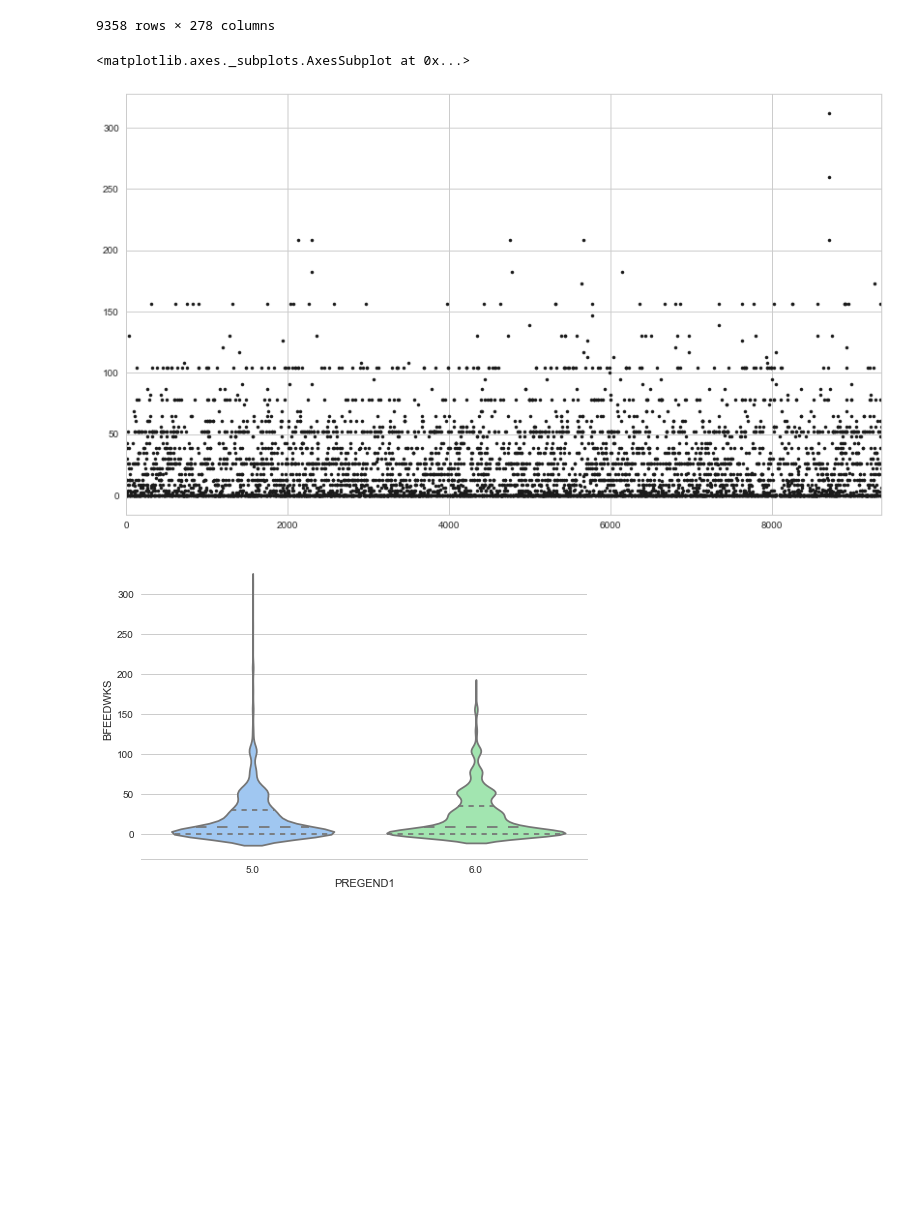
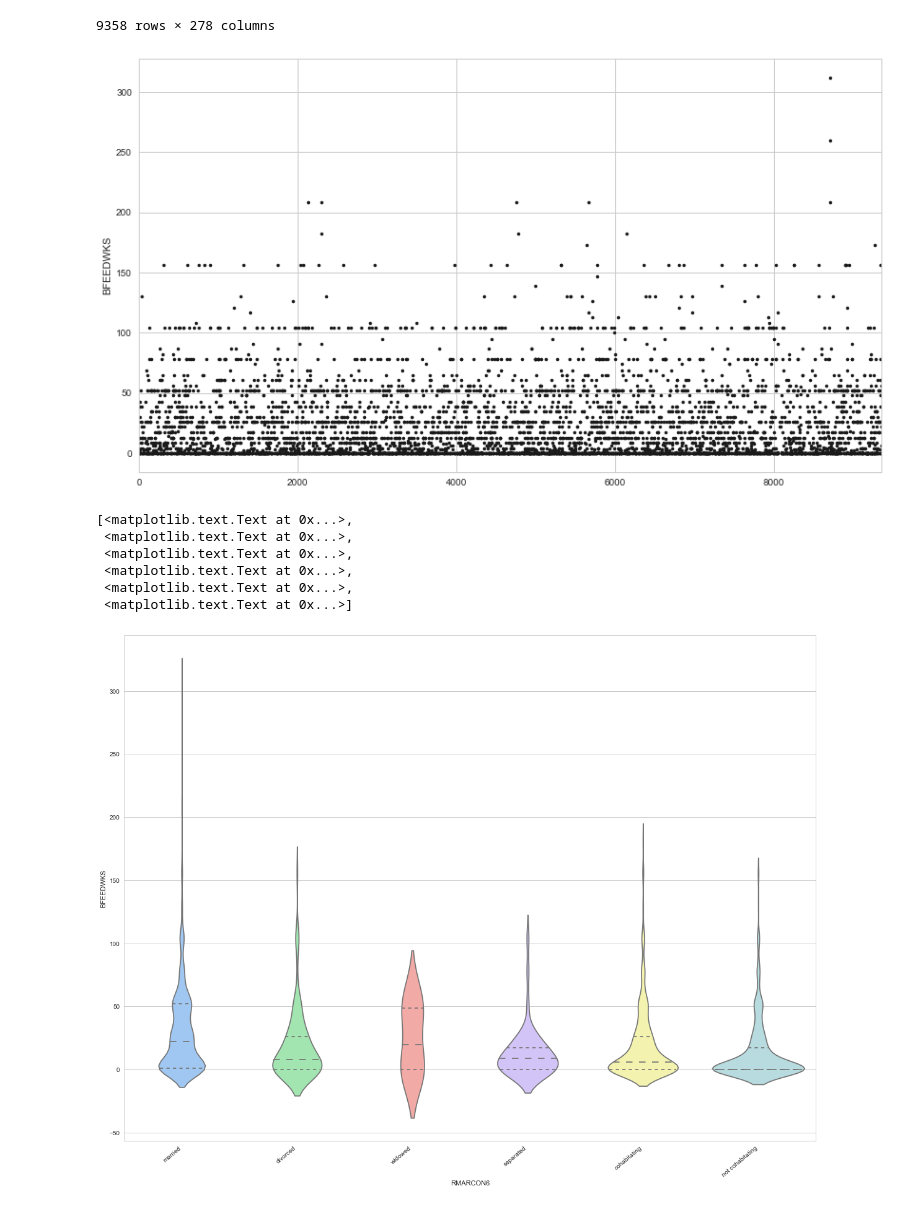
Before and after one commit to imLissy/machine-learning, a Jupyter notebook: projects/capstone/capstone.ipynb, the cells around one changed output. Saved outputs shown, nothing was run; the diff lists cells and outputs as text; code cells hidden in the pictures; blank space fills up the shorter version.

```diff
--- a/projects/capstone/capstone.ipynb
+++ b/projects/capstone/capstone.ipynb
@@ -94,7 +94,6 @@ myfile.loc[myfile['BFEEDWKS'] == 995, 'BFEEDWKS'] = 0
 myfile = myfile.dropna(subset=['NBRNLV_S'])
 #drop if pregnancy ended in miscarriage, stilbirth or abortion
 myfile = myfile[myfile.PREGEND1 >= 5]
-myfile = myfile[myfile.PREGEND2 >= 5]
 #drop if baby died or given away for adoption
 myfile = myfile[myfile.BPA_BDSCHECK1 == 0]
 #fill "not ascertained, refused, don't know answers with mean
@@ -103,22 +102,30 @@ myfile.loc[myfile['HPAGELB'] >= 98, 'HPAGELB'] = myfile.HPAGELB.mean()
 # %%
 %matplotlib inline
 myfile['BFEEDWKS'].plot(style='k.', figsize = (14,8))
+plt.ylabel('BFEEDWKS')
+plt.show()
+#sns.distplot(myfile.BFEEDWKS)
 # %% [output]
-<matplotlib.axes._subplots.AxesSubplot at 0x...>
-[figure, old version]
+[figure, new version]
 # %%
 import seaborn as sns
+import matplotlib.pyplot as plt
+
+plt.figure(figsize=(20,15))
 sns.set(style="whitegrid", palette="pastel", color_codes=True)
 
 # Draw a nested violinplot and split the violins for easier comparison
-sns.violinplot(x="PREGEND1", y="BFEEDWKS", data=myfile, split=True,
+mypplot = sns.violinplot(x="RMARCON6", y="BFEEDWKS", data=myfile, split=True,
               inner="quart")
-sns.despine(left=True)
-
-#sns.violinplot(x="day", y="total_bill", hue="sex", data=tips, split=True,
-#               inner="quart", palette={"Male": "b", "Female": "y"})
+mypplot.set_xticklabels(['married', 'divorced', 'widowed', 'separated', 'cohabitating', 'not cohabitating'], rotation=40, ha="right")
 # %% [output]
+[<matplotlib.text.Text at 0x...>,
+ <matplotlib.text.Text at 0x...>,
+ <matplotlib.text.Text at 0x...>,
+ <matplotlib.text.Text at 0x...>,
+ <matplotlib.text.Text at 0x...>,
+ <matplotlib.text.Text at 0x...>]
-[figure, old version]
+[figure, new version]
 # %%
 #check the features to make sure there's enough data for each and nothing looks "off"
 df = pd.DataFrame(myfile, columns=['PREGORDR', 'PREGEND1', 'WKSGEST', 'BABYSEX1', 'CMBABDOB',  'HPAGELB', 'COHPBEG', 'COHPEND', 'BIRTHORD', 'AGEPREG', 'DATECON', 'AGECON', 'FMAROUT5', 'PMARPREG', 'RMAROUT6', 'FMARCON5', 'RMARCON6', 'PAYDELIV', 'LBW1', 'BFEEDWKS', 'EDUCAT', 'HIEDUC', 'RACE', 'HISPANIC', 'HISPRACE', 'HISPRACE2', 'RCURPREG', 'PREGNUM', 'PARITY', 'CURR_INS', 'PUBASSIS', 'POVERTY', 'LABORFOR', 'RELIGION', 'METRO', 'BRNOUT'])
```
Also changed, not shown: 1 other file.
